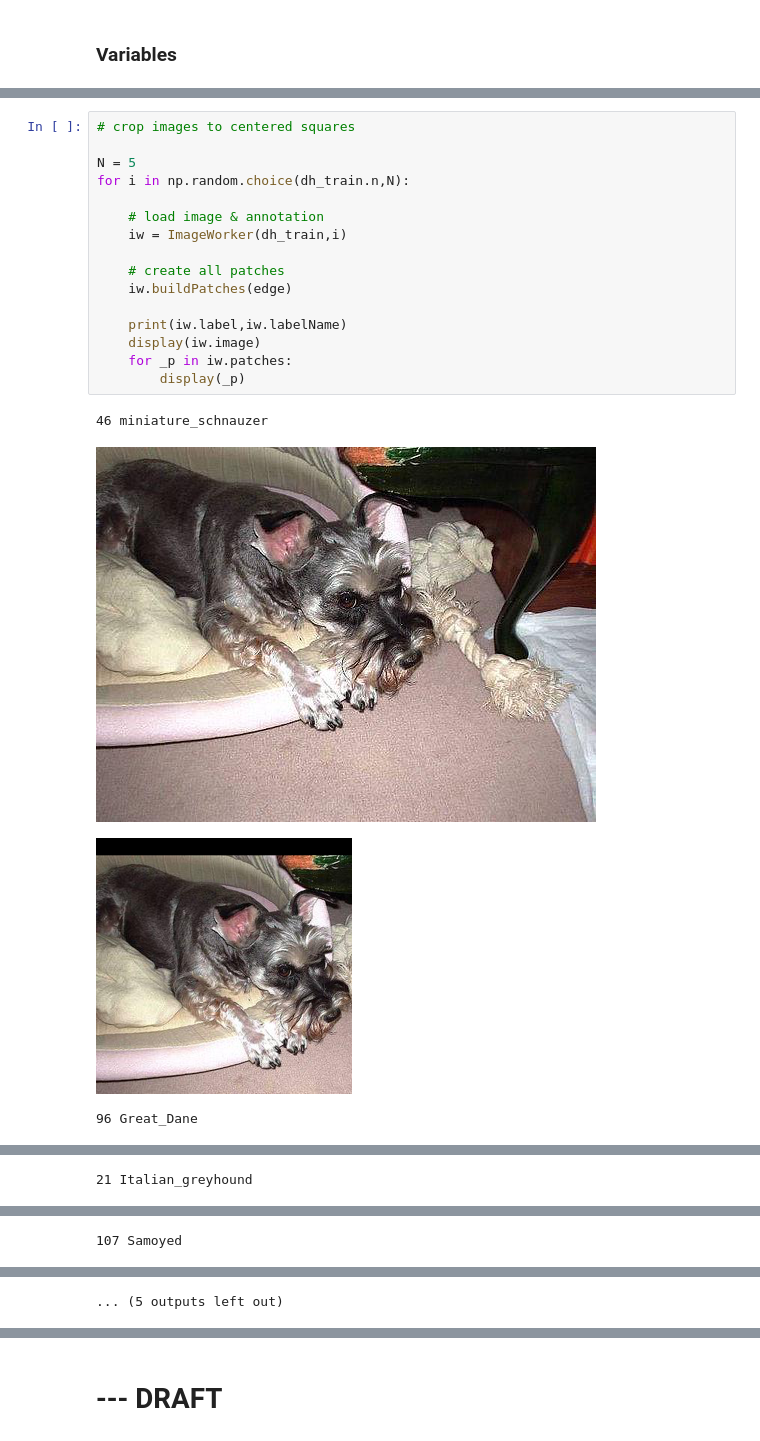
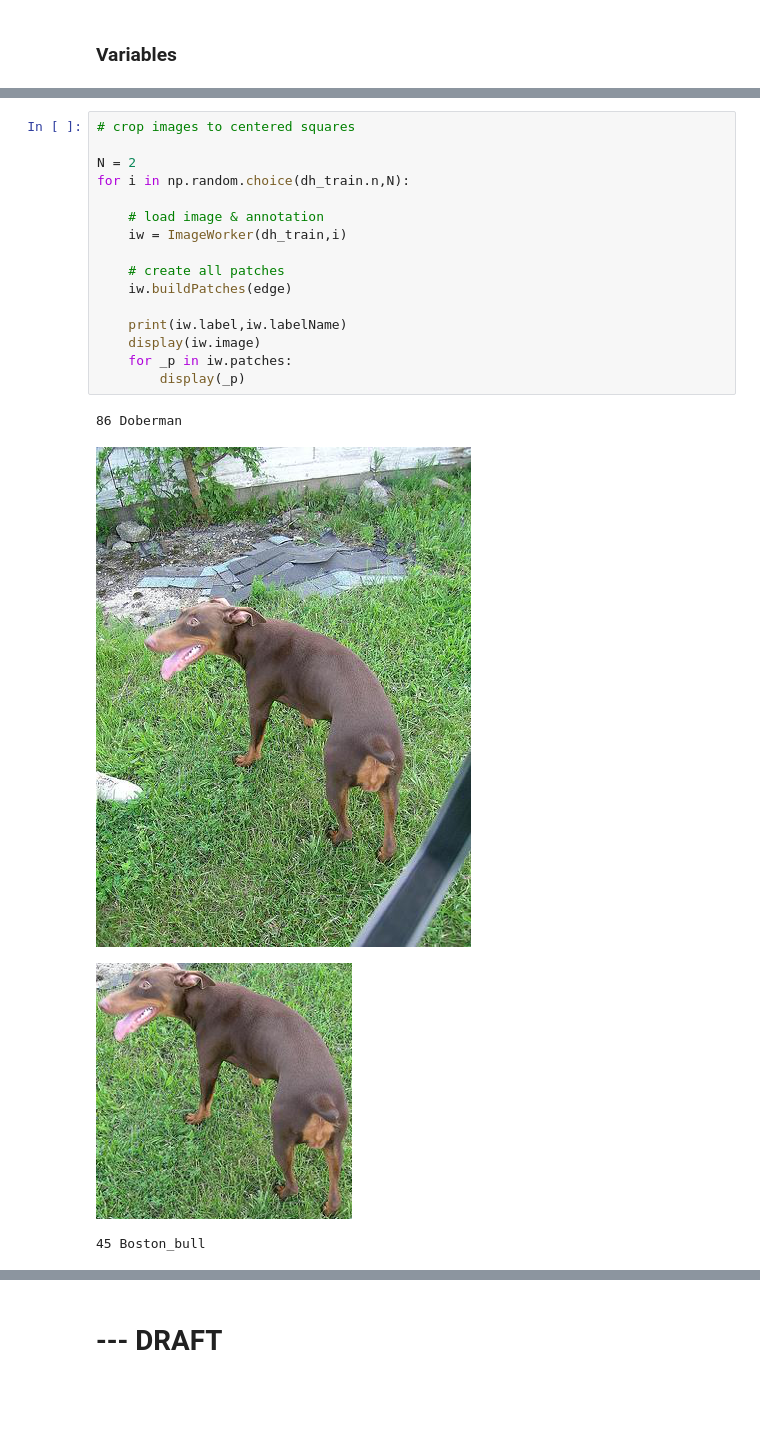
Before and after one commit to 0-tree/OCDataSciencePath, a Jupyter notebook: Project7/Work/dev_dataDownloadAndCleaning.ipynb, the cells around one changed output, grey strips where cells are left out. Drawn from its saved outputs; the diff is of its cells as text; blank space fills up the shorter version.

```diff
--- a/Project7/Work/dev_dataDownloadAndCleaning.ipynb
+++ b/Project7/Work/dev_dataDownloadAndCleaning.ipynb
@@ -65,21 +70,21 @@ np.random.seed(8)
 # %%
 # crop images to centered squares
 
-N = 5
+N = 2
 for i in np.random.choice(dh_train.n,N):
 
     # load image & annotation
     iw = ImageWorker(dh_train,i)
 
     # create all patches
     iw.buildPatches(edge)
 
     print(iw.label,iw.labelName)
     display(iw.image)
     for _p in iw.patches:
         display(_p)
 # %% [output]
-46 miniature_schnauzer
+86 Doberman
-[figure, old version]
+[figure, new version]
-[figure, old version]
+[figure, new version]
-96 Great_Dane
+45 Boston_bull
@@ -88 +92,0 @@ for i in np.random.choice(dh_train.n,N):
-21 Italian_greyhound
@@ -91 +92,0 @@ for i in np.random.choice(dh_train.n,N):
-107 Samoyed
@@ -94 +92,0 @@ for i in np.random.choice(dh_train.n,N):
-... (5 outputs left out)
```
Also changed, not shown: parts of 6 cells of this notebook, 1 other file.
